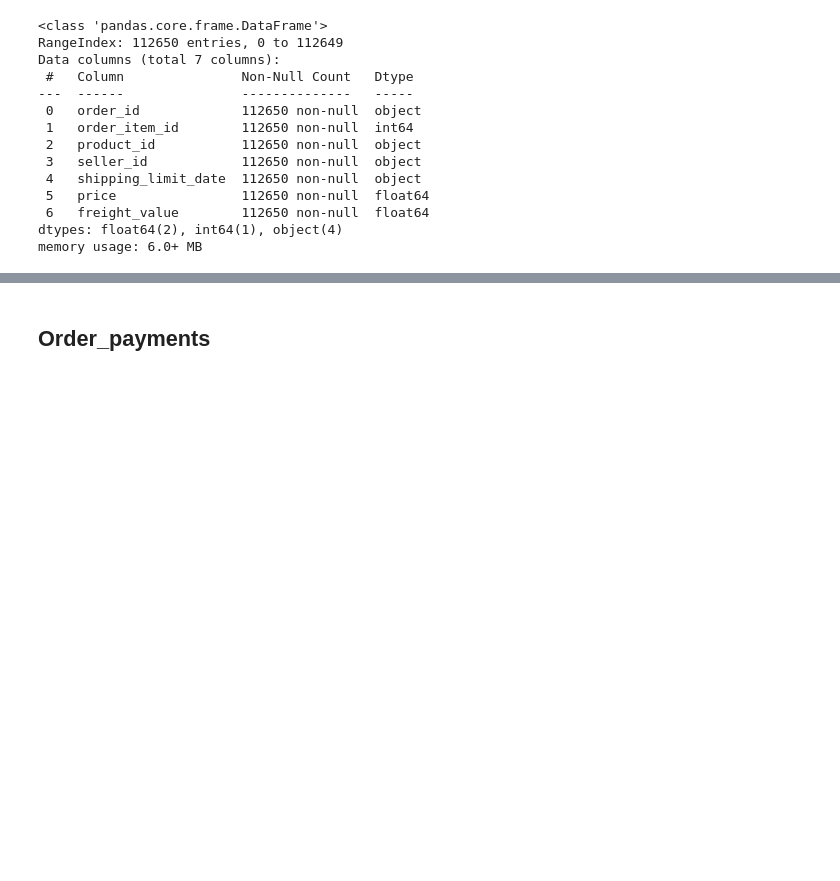
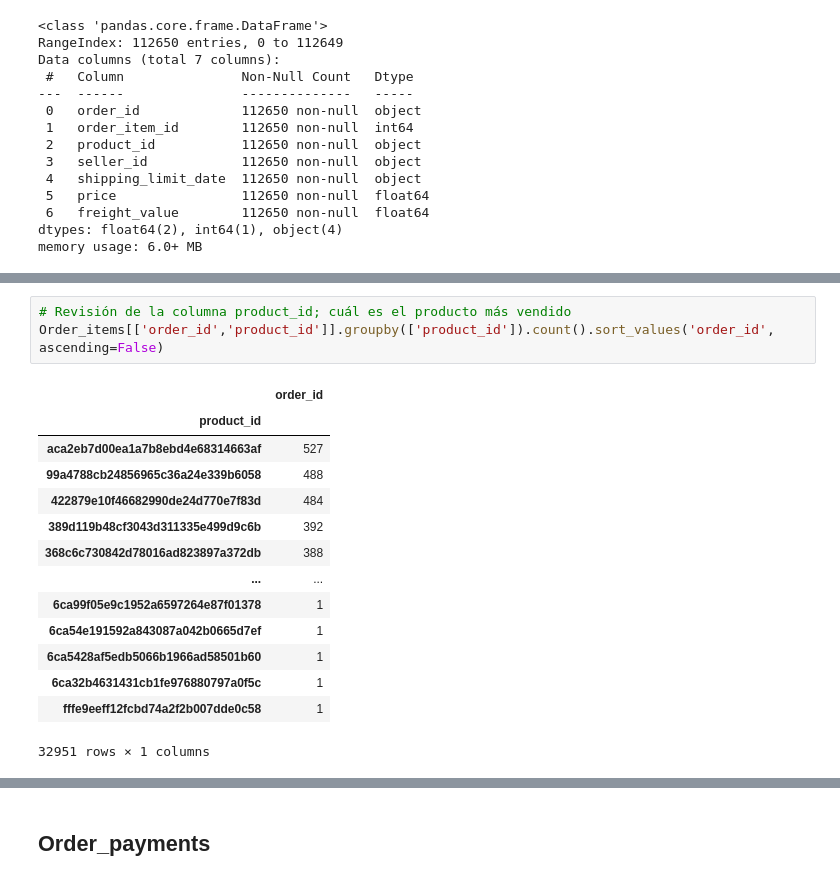
Before and after one commit to Lautaro555/Final-project-Olist, a Jupyter notebook: EDA.ipynb, the cells around one changed output, grey strips where cells are left out. Cells and saved outputs as stored; diff of their text form; blank space fills up the shorter version.

```diff
--- a/EDA.ipynb
+++ b/EDA.ipynb
@@ -344,0 +369,18 @@ Order_items.describe(include=['O'])
+# %%
+# Revisión de la columna product_id; cuál es el producto más vendido
+Order_items[['order_id','product_id']].groupby(['product_id']).count().sort_values('order_id', ascending=False)
+# %% [output]
+|  | order_id |
+| product_id |  |
+| aca2eb7d00ea1a7b8ebd4e68314663af | 527 |
+| 99a4788cb24856965c36a24e339b6058 | 488 |
+| 422879e10f46682990de24d770e7f83d | 484 |
+| 389d119b48cf3043d311335e499d9c6b | 392 |
+| 368c6c730842d78016ad823897a372db | 388 |
+| ... | ... |
+| 6ca99f05e9c1952a6597264e87f01378 | 1 |
+| 6ca54e191592a843087a042b0665d7ef | 1 |
+| 6ca5428af5edb5066b1966ad58501b60 | 1 |
+| 6ca32b4631431cb1fe976880797a0f5c | 1 |
+| fffe9eeff12fcbd74a2f2b007dde0c58 | 1 |
+32951 rows × 1 columns
```
Also changed, not shown: parts of 18 cells of this notebook.
